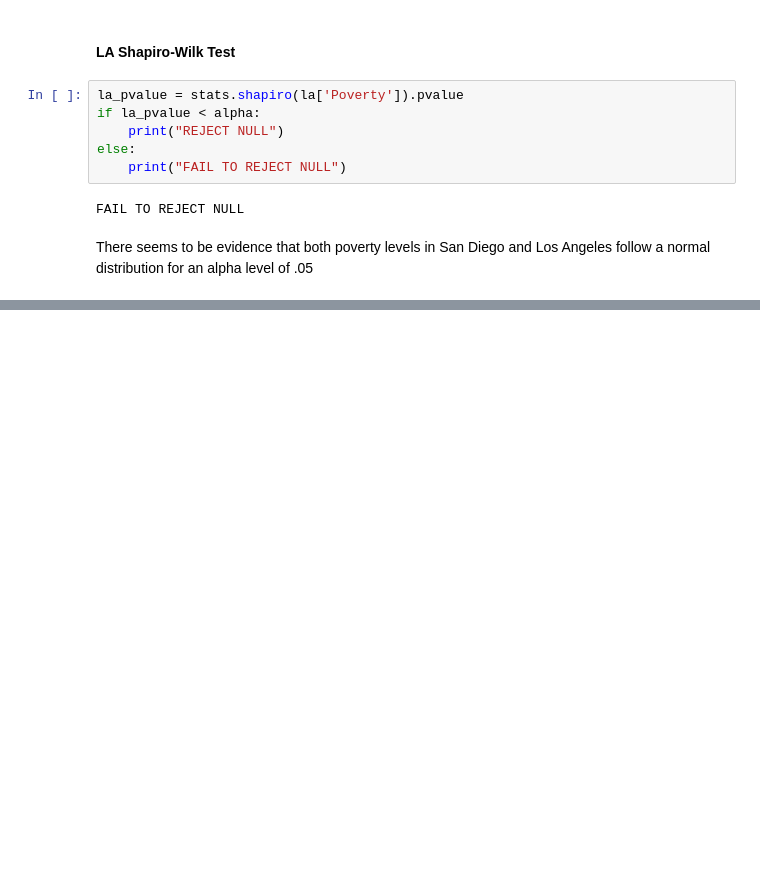
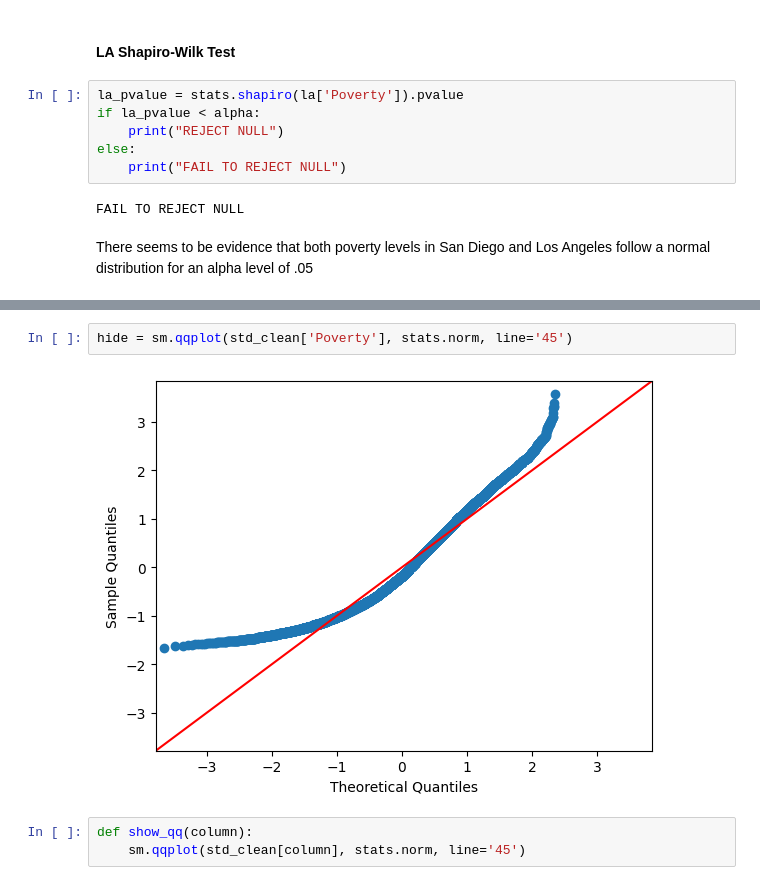
Before and after one commit to valenciaaalberto/Math189Project, a Jupyter notebook: Data/project.ipynb, the cells around one changed output, grey strips where cells are left out. Saved outputs shown, nothing was run; the diff lists cells and outputs as text; blank space fills up the shorter version.

```diff
--- a/Data/project.ipynb
+++ b/Data/project.ipynb
@@ -290,0 +286,7 @@ sm.qqplot(la['Poverty'], stats.norm,ax=ax[1])
+# %%
+hide = sm.qqplot(std_clean['Poverty'], stats.norm, line='45')
+# %% [output]
+[figure, added]
+# %%
+def show_qq(column):
+    sm.qqplot(std_clean[column], stats.norm, line='45')
```
Also changed, not shown: parts of 22 cells of this notebook.
